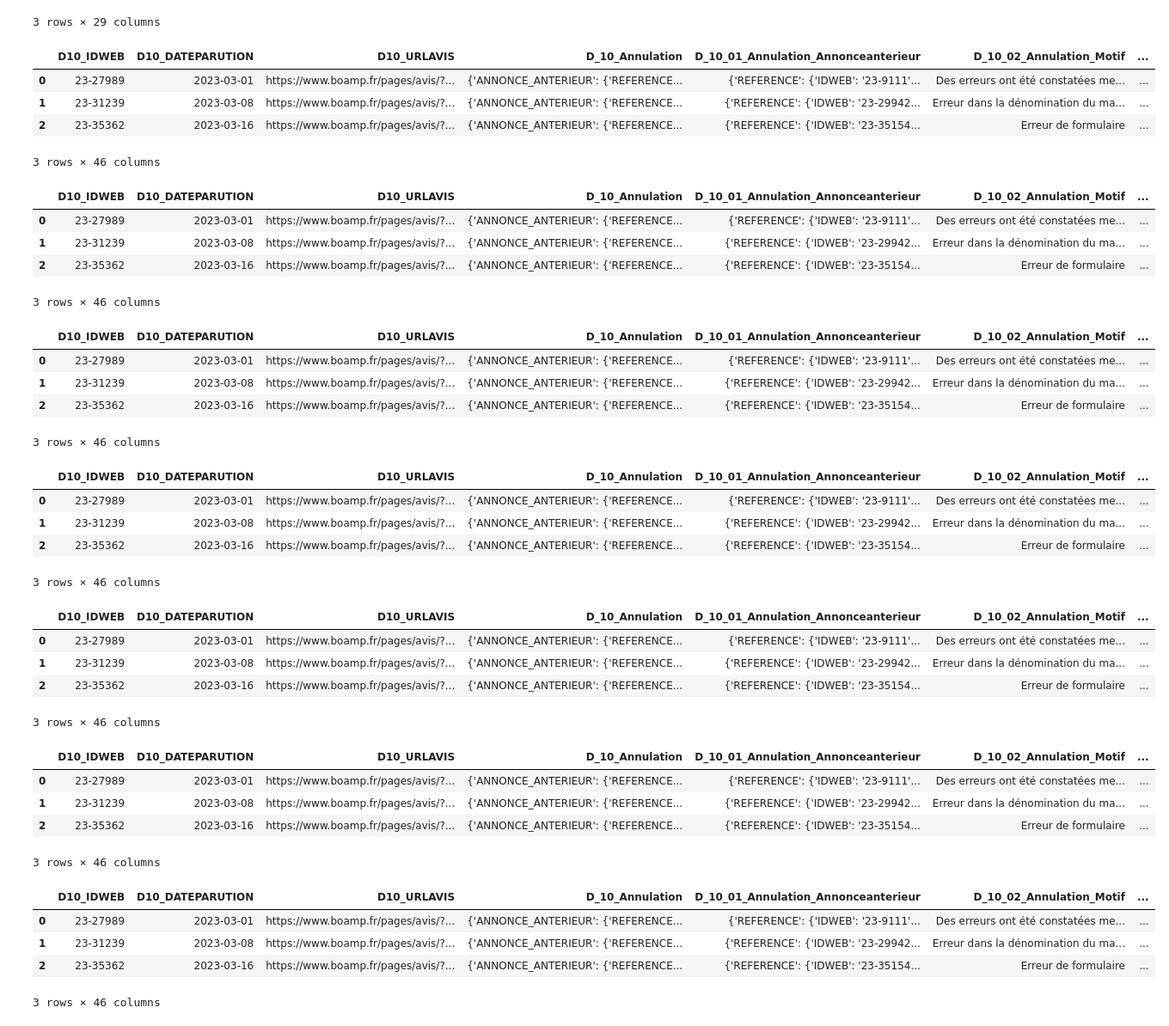
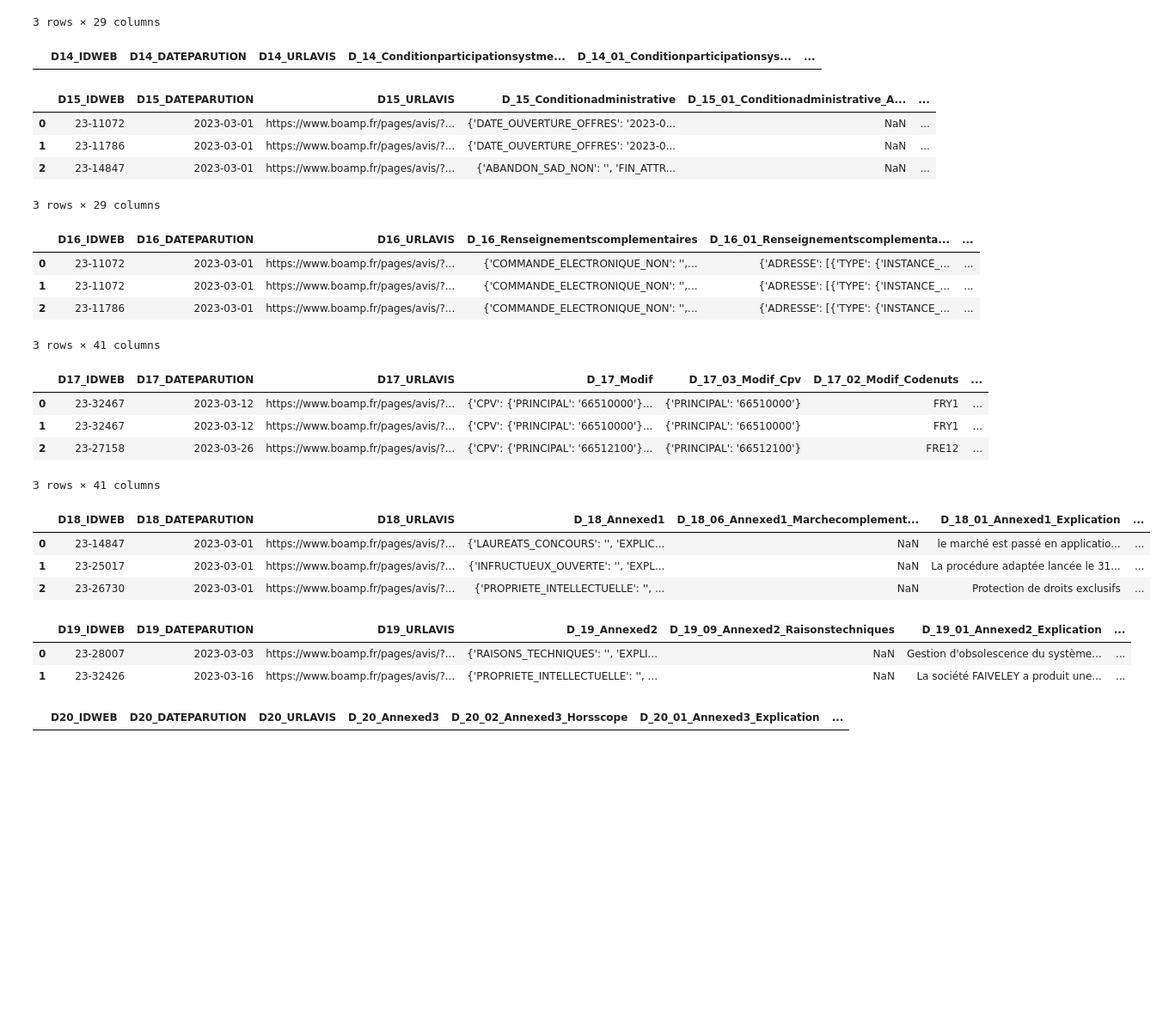
Before and after one commit to AuFilDuBoamp/partages, a Jupyter notebook: AuFilDuBoamp_Integrale_Tables_Mars_2023.ipynb, the cells around one changed output. Shown: that part at 86% size. Drawn from its saved outputs; the diff is of its cells as text; code cells hidden in the pictures; blank space fills up the shorter version.

```diff
--- a/AuFilDuBoamp_Integrale_Tables_Mars_2023.ipynb
+++ b/AuFilDuBoamp_Integrale_Tables_Mars_2023.ipynb
@@ -123,59 +123,48 @@ pd.read_csv('https://www.aufilduboamp.com/partages/AUFILDUBOAMP_INTEGRALE_MARS_2
 | 2 | 23-27155 | 2023-03-01 | https://www.boamp.fr/pages/avis/?... | {'JUSTIFICATIFS_CANDIDAT': {'P': ... | NaN | ... |
 3 rows × 29 columns
 # %%
-pd.read_csv('https://www.aufilduboamp.com/partages/AUFILDUBOAMP_INTEGRALE_MARS_2023_CSV/D_10_ANNULATION_2023_03_AP.csv', sep=';', low_memory=False, nrows=10)
+pd.read_csv('https://www.aufilduboamp.com/partages/AUFILDUBOAMP_INTEGRALE_MARS_2023_CSV/D_14_CONDITIONPARTICIPATIONSYSTMEQUALIF_2023_03_AP.csv', sep=';', low_memory=False, nrows=3)
 # %% [output]
-|  | D10_IDWEB | D10_DATEPARUTION | D10_URLAVIS | D_10_Annulation | D_10_01_Annulation_Annonceanterieur | D_10_02_Annulation_Motif | ... |
-| 0 | 23-27989 | 2023-03-01 | https://www.boamp.fr/pages/avis/?... | {'ANNONCE_ANTERIEUR': {'REFERENCE... | {'REFERENCE': {'IDWEB': '23-9111'... | Des erreurs ont été constatées me... | ... |
-| 1 | 23-31239 | 2023-03-08 | https://www.boamp.fr/pages/avis/?... | {'ANNONCE_ANTERIEUR': {'REFERENCE... | {'REFERENCE': {'IDWEB': '23-29942... | Erreur dans la dénomination du ma... | ... |
-| 2 | 23-35362 | 2023-03-16 | https://www.boamp.fr/pages/avis/?... | {'ANNONCE_ANTERIEUR': {'REFERENCE... | {'REFERENCE': {'IDWEB': '23-35154... | Erreur de formulaire | ... |
+|  | D14_IDWEB | D14_DATEPARUTION | D14_URLAVIS | D_14_Conditionparticipationsystme... | D_14_01_Conditionparticipationsys... | ... |
-3 rows × 46 columns
 # %%
-pd.read_csv('https://www.aufilduboamp.com/partages/AUFILDUBOAMP_INTEGRALE_MARS_2023_CSV/D_10_ANNULATION_2023_03_AP.csv', sep=';', low_memory=False, nrows=10)
+pd.read_csv('https://www.aufilduboamp.com/partages/AUFILDUBOAMP_INTEGRALE_MARS_2023_CSV/D_15_CONDITIONADMINISTRATIVE_2023_03_AP.csv', sep=';', low_memory=False, nrows=3)
 # %% [output]
-|  | D10_IDWEB | D10_DATEPARUTION | D10_URLAVIS | D_10_Annulation | D_10_01_Annulation_Annonceanterieur | D_10_02_Annulation_Motif | ... |
-| 0 | 23-27989 | 2023-03-01 | https://www.boamp.fr/pages/avis/?... | {'ANNONCE_ANTERIEUR': {'REFERENCE... | {'REFERENCE': {'IDWEB': '23-9111'... | Des erreurs ont été constatées me... | ... |
-| 1 | 23-31239 | 2023-03-08 | https://www.boamp.fr/pages/avis/?... | {'ANNONCE_ANTERIEUR': {'REFERENCE... | {'REFERENCE': {'IDWEB': '23-29942... | Erreur dans la dénomination du ma... | ... |
-| 2 | 23-35362 | 2023-03-16 | https://www.boamp.fr/pages/avis/?... | {'ANNONCE_ANTERIEUR': {'REFERENCE... | {'REFERENCE': {'IDWEB': '23-35154... | Erreur de formulaire | ... |
+|  | D15_IDWEB | D15_DATEPARUTION | D15_URLAVIS | D_15_Conditionadministrative | D_15_01_Conditionadministrative_A... | ... |
+| 0 | 23-11072 | 2023-03-01 | https://www.boamp.fr/pages/avis/?... | {'DATE_OUVERTURE_OFFRES': '2023-0... | NaN | ... |
+| 1 | 23-11786 | 2023-03-01 | https://www.boamp.fr/pages/avis/?... | {'DATE_OUVERTURE_OFFRES': '2023-0... | NaN | ... |
+| 2 | 23-14847 | 2023-03-01 | https://www.boamp.fr/pages/avis/?... | {'ABANDON_SAD_NON': '', 'FIN_ATTR... | NaN | ... |
-3 rows × 46 columns
+3 rows × 29 columns
 # %%
-pd.read_csv('https://www.aufilduboamp.com/partages/AUFILDUBOAMP_INTEGRALE_MARS_2023_CSV/D_10_ANNULATION_2023_03_AP.csv', sep=';', low_memory=False, nrows=10)
+pd.read_csv('https://www.aufilduboamp.com/partages/AUFILDUBOAMP_INTEGRALE_MARS_2023_CSV/D_16_RENSEIGNEMENTSCOMPLEMENTAIRES_2023_03_AP.csv', sep=';', low_memory=False, nrows=3)
 # %% [output]
-|  | D10_IDWEB | D10_DATEPARUTION | D10_URLAVIS | D_10_Annulation | D_10_01_Annulation_Annonceanterieur | D_10_02_Annulation_Motif | ... |
-| 0 | 23-27989 | 2023-03-01 | https://www.boamp.fr/pages/avis/?... | {'ANNONCE_ANTERIEUR': {'REFERENCE... | {'REFERENCE': {'IDWEB': '23-9111'... | Des erreurs ont été constatées me... | ... |
-| 1 | 23-31239 | 2023-03-08 | https://www.boamp.fr/pages/avis/?... | {'ANNONCE_ANTERIEUR': {'REFERENCE... | {'REFERENCE': {'IDWEB': '23-29942... | Erreur dans la dénomination du ma... | ... |
-| 2 | 23-35362 | 2023-03-16 | https://www.boamp.fr/pages/avis/?... | {'ANNONCE_ANTERIEUR': {'REFERENCE... | {'REFERENCE': {'IDWEB': '23-35154... | Erreur de formulaire | ... |
+|  | D16_IDWEB | D16_DATEPARUTION | D16_URLAVIS | D_16_Renseignementscomplementaires | D_16_01_Renseignementscomplementa... | ... |
+| 0 | 23-11072 | 2023-03-01 | https://www.boamp.fr/pages/avis/?... | {'COMMANDE_ELECTRONIQUE_NON': '',... | {'ADRESSE': [{'TYPE': {'INSTANCE_... | ... |
+| 1 | 23-11072 | 2023-03-01 | https://www.boamp.fr/pages/avis/?... | {'COMMANDE_ELECTRONIQUE_NON': '',... | {'ADRESSE': [{'TYPE': {'INSTANCE_... | ... |
+| 2 | 23-11786 | 2023-03-01 | https://www.boamp.fr/pages/avis/?... | {'COMMANDE_ELECTRONIQUE_NON': '',... | {'ADRESSE': [{'TYPE': {'INSTANCE_... | ... |
-3 rows × 46 columns
+3 rows × 41 columns
 # %%
-pd.read_csv('https://www.aufilduboamp.com/partages/AUFILDUBOAMP_INTEGRALE_MARS_2023_CSV/D_10_ANNULATION_2023_03_AP.csv', sep=';', low_memory=False, nrows=10)
+pd.read_csv('https://www.aufilduboamp.com/partages/AUFILDUBOAMP_INTEGRALE_MARS_2023_CSV/D_17_MODIF_2023_03_AP.csv', sep=';', low_memory=False, nrows=3)
 # %% [output]
-|  | D10_IDWEB | D10_DATEPARUTION | D10_URLAVIS | D_10_Annulation | D_10_01_Annulation_Annonceanterieur | D_10_02_Annulation_Motif | ... |
-| 0 | 23-27989 | 2023-03-01 | https://www.boamp.fr/pages/avis/?... | {'ANNONCE_ANTERIEUR': {'REFERENCE... | {'REFERENCE': {'IDWEB': '23-9111'... | Des erreurs ont été constatées me... | ... |
-| 1 | 23-31239 | 2023-03-08 | https://www.boamp.fr/pages/avis/?... | {'ANNONCE_ANTERIEUR': {'REFERENCE... | {'REFERENCE': {'IDWEB': '23-29942... | Erreur dans la dénomination du ma... | ... |
-| 2 | 23-35362 | 2023-03-16 | https://www.boamp.fr/pages/avis/?... | {'ANNONCE_ANTERIEUR': {'REFERENCE... | {'REFERENCE': {'IDWEB': '23-35154... | Erreur de formulaire | ... |
+|  | D17_IDWEB | D17_DATEPARUTION | D17_URLAVIS | D_17_Modif | D_17_03_Modif_Cpv | D_17_02_Modif_Codenuts | ... |
+| 0 | 23-32467 | 2023-03-12 | https://www.boamp.fr/pages/avis/?... | {'CPV': {'PRINCIPAL': '66510000'}... | {'PRINCIPAL': '66510000'} | FRY1 | ... |
+| 1 | 23-32467 | 2023-03-12 | https://www.boamp.fr/pages/avis/?... | {'CPV': {'PRINCIPAL': '66510000'}... | {'PRINCIPAL': '66510000'} | FRY1 | ... |
+| 2 | 23-27158 | 2023-03-26 | https://www.boamp.fr/pages/avis/?... | {'CPV': {'PRINCIPAL': '66512100'}... | {'PRINCIPAL': '66512100'} | FRE12 | ... |
-3 rows × 46 columns
+3 rows × 41 columns
 # %%
-pd.read_csv('https://www.aufilduboamp.com/partages/AUFILDUBOAMP_INTEGRALE_MARS_2023_CSV/D_10_ANNULATION_2023_03_AP.csv', sep=';', low_memory=False, nrows=10)
+pd.read_csv('https://www.aufilduboamp.com/partages/AUFILDUBOAMP_INTEGRALE_MARS_2023_CSV/D_18_ANNEXED1_2023_03_AP.csv', sep=';', low_memory=False, nrows=3)
 # %% [output]
-|  | D10_IDWEB | D10_DATEPARUTION | D10_URLAVIS | D_10_Annulation | D_10_01_Annulation_Annonceanterieur | D_10_02_Annulation_Motif | ... |
-| 0 | 23-27989 | 2023-03-01 | https://www.boamp.fr/pages/avis/?... | {'ANNONCE_ANTERIEUR': {'REFERENCE... | {'REFERENCE': {'IDWEB': '23-9111'... | Des erreurs ont été constatées me... | ... |
-| 1 | 23-31239 | 2023-03-08 | https://www.boamp.fr/pages/avis/?... | {'ANNONCE_ANTERIEUR': {'REFERENCE... | {'REFERENCE': {'IDWEB': '23-29942... | Erreur dans la dénomination du ma... | ... |
-| 2 | 23-35362 | 2023-03-16 | https://www.boamp.fr/pages/avis/?... | {'ANNONCE_ANTERIEUR': {'REFERENCE... | {'REFERENCE': {'IDWEB': '23-35154... | Erreur de formulaire | ... |
+|  | D18_IDWEB | D18_DATEPARUTION | D18_URLAVIS | D_18_Annexed1 | D_18_06_Annexed1_Marchecomplement... | D_18_01_Annexed1_Explication | ... |
+| 0 | 23-14847 | 2023-03-01 | https://www.boamp.fr/pages/avis/?... | {'LAUREATS_CONCOURS': '', 'EXPLIC... | NaN | le marché est passé en applicatio... | ... |
+| 1 | 23-25017 | 2023-03-01 | https://www.boamp.fr/pages/avis/?... | {'INFRUCTUEUX_OUVERTE': '', 'EXPL... | NaN | La procédure adaptée lancée le 31... | ... |
+| 2 | 23-26730 | 2023-03-01 | https://www.boamp.fr/pages/avis/?... | {'PROPRIETE_INTELLECTUELLE': '', ... | NaN | Protection de droits exclusifs | ... |
-3 rows × 46 columns
 # %%
-pd.read_csv('https://www.aufilduboamp.com/partages/AUFILDUBOAMP_INTEGRALE_MARS_2023_CSV/D_10_ANNULATION_2023_03_AP.csv', sep=';', low_memory=False, nrows=10)
+pd.read_csv('https://www.aufilduboamp.com/partages/AUFILDUBOAMP_INTEGRALE_MARS_2023_CSV/D_19_ANNEXED2_2023_03_AP.csv', sep=';', low_memory=False, nrows=3)
 # %% [output]
-|  | D10_IDWEB | D10_DATEPARUTION | D10_URLAVIS | D_10_Annulation | D_10_01_Annulation_Annonceanterieur | D_10_02_Annulation_Motif | ... |
-| 0 | 23-27989 | 2023-03-01 | https://www.boamp.fr/pages/avis/?... | {'ANNONCE_ANTERIEUR': {'REFERENCE... | {'REFERENCE': {'IDWEB': '23-9111'... | Des erreurs ont été constatées me... | ... |
-| 1 | 23-31239 | 2023-03-08 | https://www.boamp.fr/pages/avis/?... | {'ANNONCE_ANTERIEUR': {'REFERENCE... | {'REFERENCE': {'IDWEB': '23-29942... | Erreur dans la dénomination du ma... | ... |
-| 2 | 23-35362 | 2023-03-16 | https://www.boamp.fr/pages/avis/?... | {'ANNONCE_ANTERIEUR': {'REFERENCE... | {'REFERENCE': {'IDWEB': '23-35154... | Erreur de formulaire | ... |
+|  | D19_IDWEB | D19_DATEPARUTION | D19_URLAVIS | D_19_Annexed2 | D_19_09_Annexed2_Raisonstechniques | D_19_01_Annexed2_Explication | ... |
+| 0 | 23-28007 | 2023-03-03 | https://www.boamp.fr/pages/avis/?... | {'RAISONS_TECHNIQUES': '', 'EXPLI... | NaN | Gestion d'obsolescence du système... | ... |
+| 1 | 23-32426 | 2023-03-16 | https://www.boamp.fr/pages/avis/?... | {'PROPRIETE_INTELLECTUELLE': '', ... | NaN | La société FAIVELEY a produit une... | ... |
-3 rows × 46 columns
 # %%
-pd.read_csv('https://www.aufilduboamp.com/partages/AUFILDUBOAMP_INTEGRALE_MARS_2023_CSV/D_10_ANNULATION_2023_03_AP.csv', sep=';', low_memory=False, nrows=10)
+pd.read_csv('https://www.aufilduboamp.com/partages/AUFILDUBOAMP_INTEGRALE_MARS_2023_CSV/D_20_ANNEXED3_2023_03_AP.csv', sep=';', low_memory=False, nrows=3)
 # %% [output]
-|  | D10_IDWEB | D10_DATEPARUTION | D10_URLAVIS | D_10_Annulation | D_10_01_Annulation_Annonceanterieur | D_10_02_Annulation_Motif | ... |
-| 0 | 23-27989 | 2023-03-01 | https://www.boamp.fr/pages/avis/?... | {'ANNONCE_ANTERIEUR': {'REFERENCE... | {'REFERENCE': {'IDWEB': '23-9111'... | Des erreurs ont été constatées me... | ... |
-| 1 | 23-31239 | 2023-03-08 | https://www.boamp.fr/pages/avis/?... | {'ANNONCE_ANTERIEUR': {'REFERENCE... | {'REFERENCE': {'IDWEB': '23-29942... | Erreur dans la dénomination du ma... | ... |
-| 2 | 23-35362 | 2023-03-16 | https://www.boamp.fr/pages/avis/?... | {'ANNONCE_ANTERIEUR': {'REFERENCE... | {'REFERENCE': {'IDWEB': '23-35154... | Erreur de formulaire | ... |
+|  | D20_IDWEB | D20_DATEPARUTION | D20_URLAVIS | D_20_Annexed3 | D_20_02_Annexed3_Horsscope | D_20_01_Annexed3_Explication | ... |
-3 rows × 46 columns
 # %%
```
Also changed, not shown: parts of 5 cells of this notebook.
